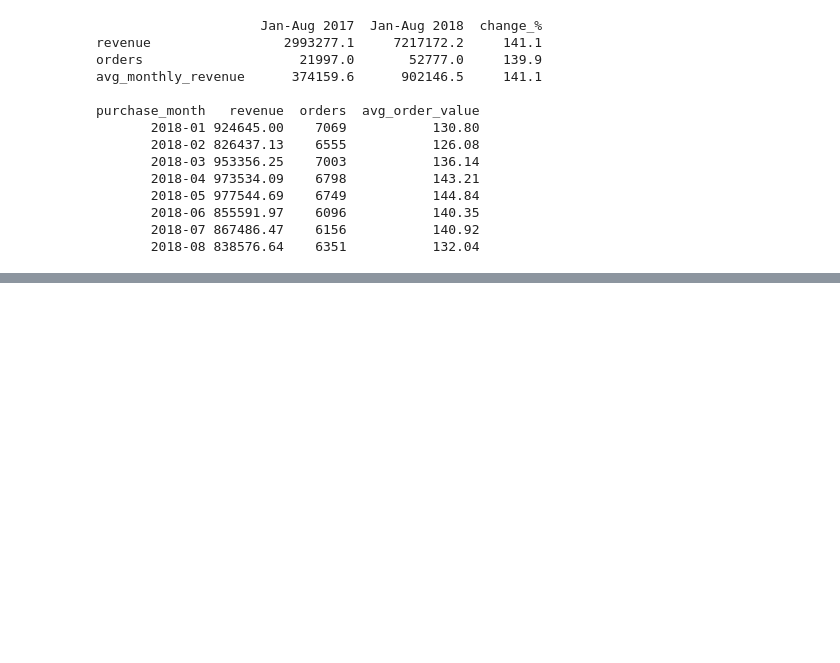
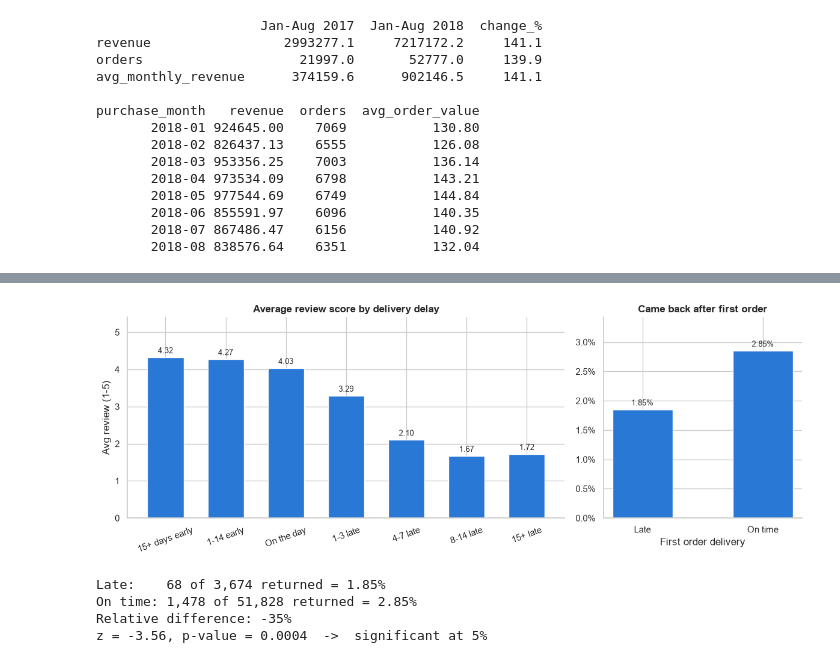
Before and after one commit to MohammedAltatari/olist-customer-analytics, a Jupyter notebook: notebooks/01_eda.ipynb, the cells around one changed output, grey strips where cells are left out. Cells and saved outputs as stored; diff of their text form; code cells hidden in the pictures; blank space fills up the shorter version.

```diff
--- a/notebooks/01_eda.ipynb
+++ b/notebooks/01_eda.ipynb
@@ -217,0 +469,52 @@ purchase_month   revenue  orders  avg_order_value
+# %%
+fig, (ax1, ax2) = plt.subplots(1, 2, figsize=(12, 4.5), gridspec_kw={"width_ratios": [2.2, 1]})
+
+# Left: average review by delay band
+bars = ax1.bar(review_tbl.index.astype(str), review_tbl["avg_review"], color=BLUE, width=0.6)
+for b in bars:
+    ax1.annotate(f"{b.get_height():.2f}", (b.get_x() + b.get_width() / 2, b.get_height()),
+                 ha="center", va="bottom", fontsize=9, xytext=(0, 3), textcoords="offset points")
+ax1.set_ylim(0, 5.4)
+ax1.set_title("Average review score by delivery delay")
+ax1.set_ylabel("Avg review (1-5)")
+ax1.tick_params(axis="x", labelrotation=20)
+
+# Right: return rate after a late vs on-time first order
+bars = ax2.bar(return_tbl.index, return_tbl["return_rate_pct"], color=BLUE, width=0.5)
+for b in bars:
+    ax2.annotate(f"{b.get_height():.2f}%", (b.get_x() + b.get_width() / 2, b.get_height()),
+                 ha="center", va="bottom", fontsize=9, xytext=(0, 3), textcoords="offset points")
+ax2.set_title("Came back after first order")
+ax2.set_xlabel("First order delivery")
+ax2.yaxis.set_major_formatter(mtick.PercentFormatter(decimals=1))
+ax2.margins(y=0.2)
+
+for ax in (ax1, ax2):
+    ax.spines[["top", "right"]].set_visible(False)
+fig.tight_layout()
+fig.savefig(IMG_DIR / "04_delay_review_return.png", dpi=150, bbox_inches="tight")
+plt.show()
+# %% [output]
+[figure, added]
+# %%
+from scipy.stats import norm
+
+# Is the gap in return rate (late vs on-time first order) real, or just noise?
+# Two-proportion z-test: H0 = both groups have the same return rate.
+g = fc.groupby("first_order")["returned"].agg(["sum", "count"])
+x1, n1 = g.loc["Late", "sum"], g.loc["Late", "count"]
+x2, n2 = g.loc["On time", "sum"], g.loc["On time", "count"]
+p1, p2, p_pool = x1 / n1, x2 / n2, (x1 + x2) / (n1 + n2)
+se = np.sqrt(p_pool * (1 - p_pool) * (1 / n1 + 1 / n2))
+z = (p1 - p2) / se
+p_value = 2 * norm.sf(abs(z))
+
+print(f"Late:    {x1:,} of {n1:,} returned = {p1:.2%}")
+print(f"On time: {x2:,} of {n2:,} returned = {p2:.2%}")
+print(f"Relative difference: {(p1 / p2 - 1):.0%}")
+print(f"z = {z:.2f}, p-value = {p_value:.4f}  ->  {'significant' if p_value < 0.05 else 'not significant'} at 5%")
+# %% [output]
+Late:    68 of 3,674 returned = 1.85%
+On time: 1,478 of 51,828 returned = 2.85%
+Relative difference: -35%
+z = -3.56, p-value = 0.0004  ->  significant at 5%
```
Also changed, not shown: parts of 21 cells of this notebook, 6 other files.
